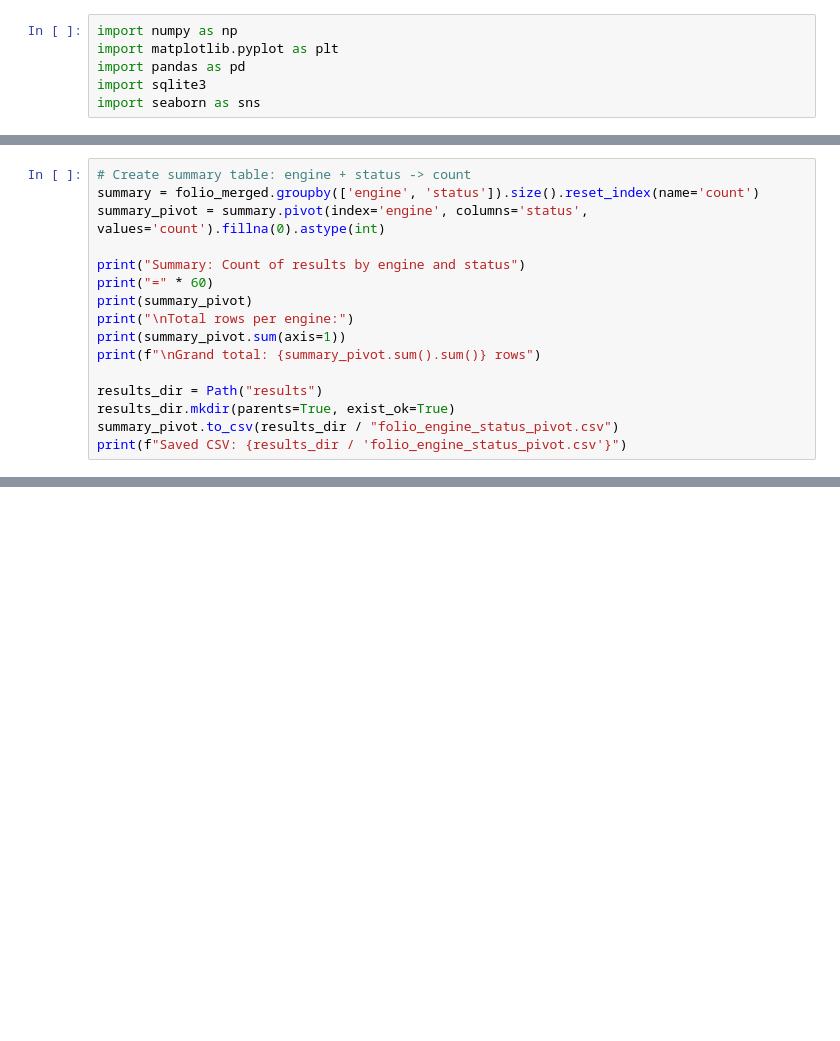
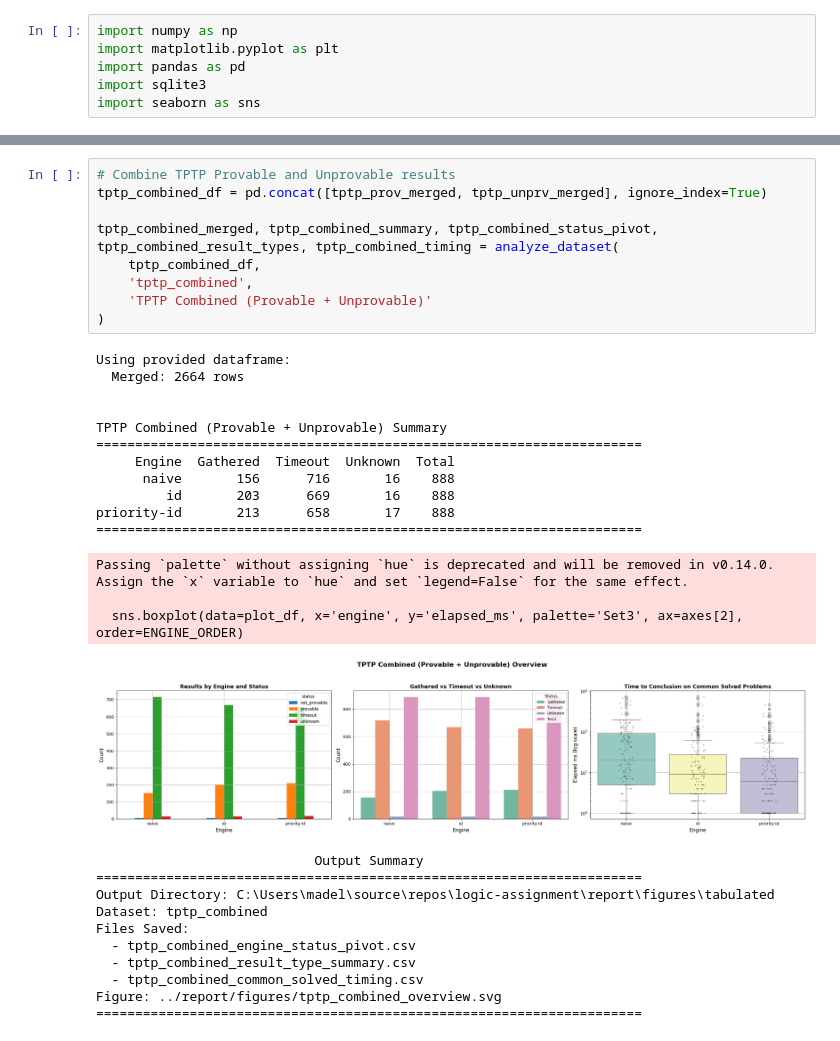
Before and after one commit to madiabio/logic-assignment, a Jupyter notebook: analysis/notebook.ipynb, the cells around one changed output, grey strips where cells are left out. Saved outputs shown, nothing was run; the diff lists cells and outputs as text; blank space fills up the shorter version.

```diff
--- a/analysis/notebook.ipynb
+++ b/analysis/notebook.ipynb
@@ -92,16 +29,0 @@ Sample from naive_runs:
-# %%
-# Create summary table: engine + status -> count
-summary = folio_merged.groupby(['engine', 'status']).size().reset_index(name='count')
-summary_pivot = summary.pivot(index='engine', columns='status', values='count').fillna(0).astype(int)
-
-print("Summary: Count of results by engine and status")
-print("=" * 60)
-print(summary_pivot)
-print("\nTotal rows per engine:")
-print(summary_pivot.sum(axis=1))
-print(f"\nGrand total: {summary_pivot.sum().sum()} rows")
-
-results_dir = Path("results")
-results_dir.mkdir(parents=True, exist_ok=True)
-summary_pivot.to_csv(results_dir / "folio_engine_status_pivot.csv")
-print(f"Saved CSV: {results_dir / 'folio_engine_status_pivot.csv'}")
@@ -442,0 +387,35 @@ Saved CSV: results\tptp_unprovable_common_solved_timing.csv
+# %%
+# Combine TPTP Provable and Unprovable results
+tptp_combined_df = pd.concat([tptp_prov_merged, tptp_unprv_merged], ignore_index=True)
+
+tptp_combined_merged, tptp_combined_summary, tptp_combined_status_pivot, tptp_combined_result_types, tptp_combined_timing = analyze_dataset(
+    tptp_combined_df,
+    'tptp_combined',
+    'TPTP Combined (Provable + Unprovable)'
+)
+# %% [output]
+Using provided dataframe:
+  Merged: 2664 rows
+
+
+TPTP Combined (Provable + Unprovable) Summary
+======================================================================
+     Engine  Gathered  Timeout  Unknown  Total
+      naive       156      716       16    888
+         id       203      669       16    888
+priority-id       213      658       17    888
+======================================================================
+Passing `palette` without assigning `hue` is deprecated and will be removed in v0.14.0. Assign the `x` variable to `hue` and set `legend=False` for the same effect.
+
+  sns.boxplot(data=plot_df, x='engine', y='elapsed_ms', palette='Set3', ax=axes[2], order=ENGINE_ORDER)
+[figure, added]
+                            Output Summary
+======================================================================
+Output Directory: C:\Users\madel\source\repos\logic-assignment\report\figures\tabulated
+Dataset: tptp_combined
+Files Saved:
+  - tptp_combined_engine_status_pivot.csv
+  - tptp_combined_result_type_summary.csv
+  - tptp_combined_common_solved_timing.csv
+Figure: ../report/figures/tptp_combined_overview.svg
+======================================================================
```
Also changed, not shown: parts of 11 cells of this notebook, 20 other files.
